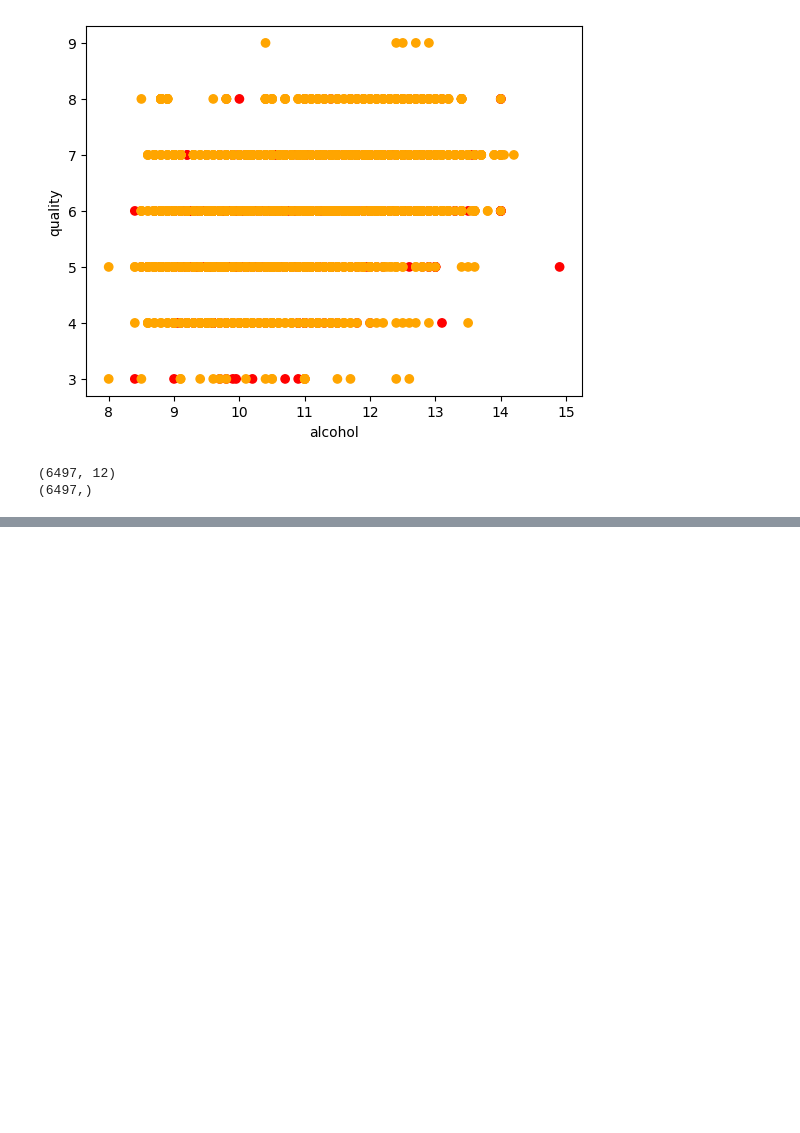
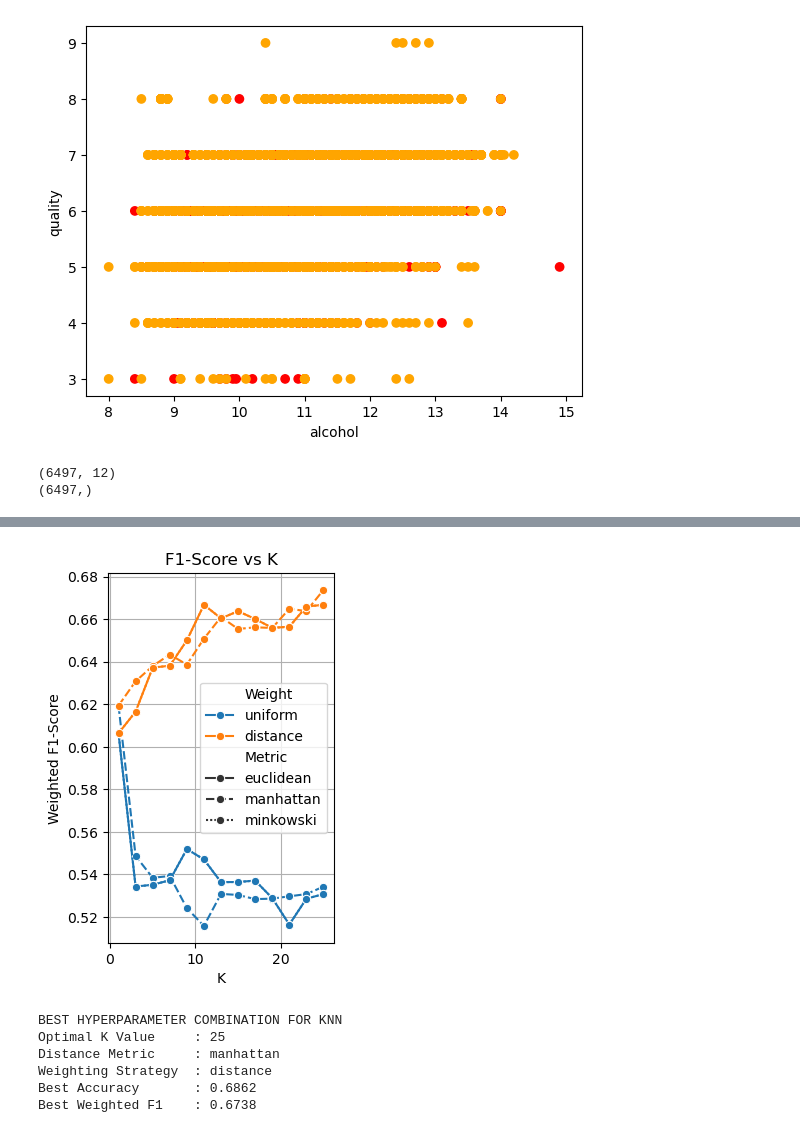
Before and after one commit to HackSlashNITP/Gray-Interface-26, a Jupyter notebook: Kirti/Task3/part1/part1.ipynb, the cells around one changed output, grey strips where cells are left out. Saved outputs shown, nothing was run; the diff lists cells and outputs as text; code cells hidden in the pictures; blank space fills up the shorter version.

```diff
--- a/Kirti/Task3/part1/part1.ipynb
+++ b/Kirti/Task3/part1/part1.ipynb
@@ -152,0 +233,28 @@ print(len(X_test))
+# %%
+plt.subplot(1, 2, 2)
+sns.lineplot(data=results_df, x='K', y='F1_Score', hue='Weight', style='Metric', marker='o')
+plt.title('F1-Score vs K')
+plt.xlabel('K')
+plt.ylabel('Weighted F1-Score')
+plt.grid(True)
+# %% [output]
+[figure, added]
+# %%
+
+best_row = results_df.loc[results_df['F1_Score'].idxmax()]
+
+
+print("BEST HYPERPARAMETER COMBINATION FOR KNN")
+
+print(f"Optimal K Value     : {best_row['K']}")
+print(f"Distance Metric     : {best_row['Metric']}")
+print(f"Weighting Strategy  : {best_row['Weight']}")
+print(f"Best Accuracy       : {best_row['Accuracy']:.4f}")
+print(f"Best Weighted F1    : {best_row['F1_Score']:.4f}")
+# %% [output]
+BEST HYPERPARAMETER COMBINATION FOR KNN
+Optimal K Value     : 25
+Distance Metric     : manhattan
+Weighting Strategy  : distance
+Best Accuracy       : 0.6862
+Best Weighted F1    : 0.6738
```
Also changed, not shown: parts of 7 cells of this notebook, 1 other file.
